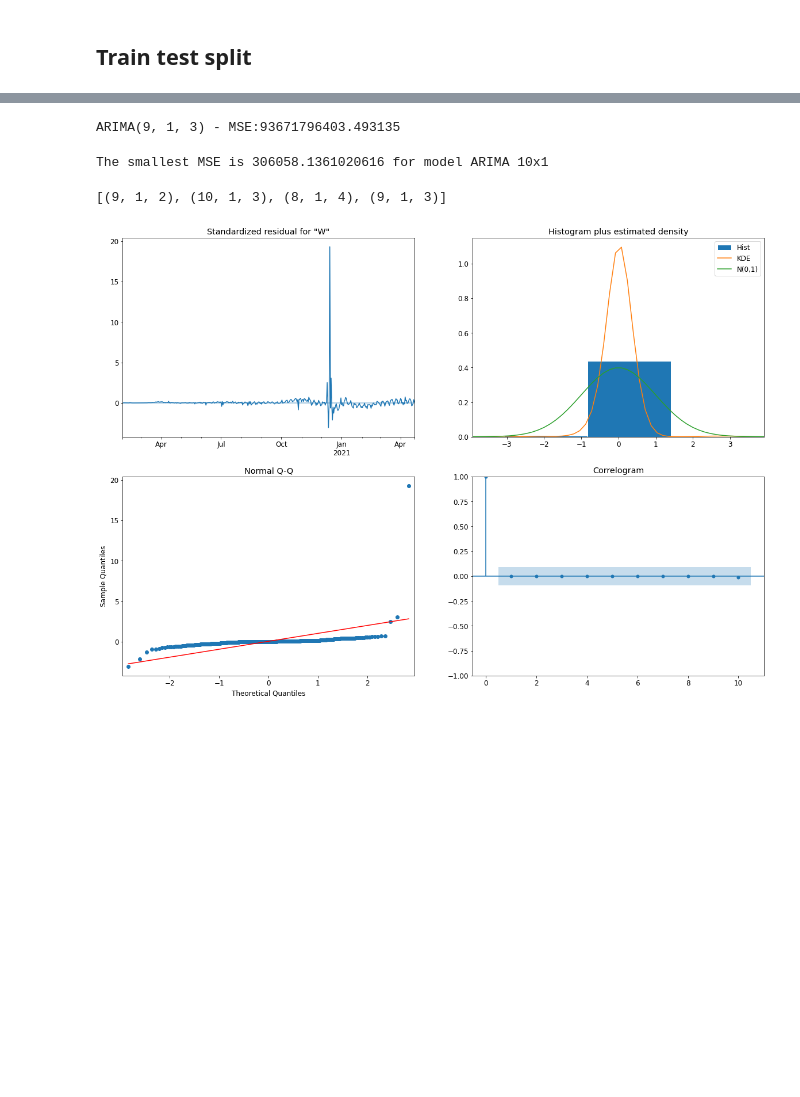
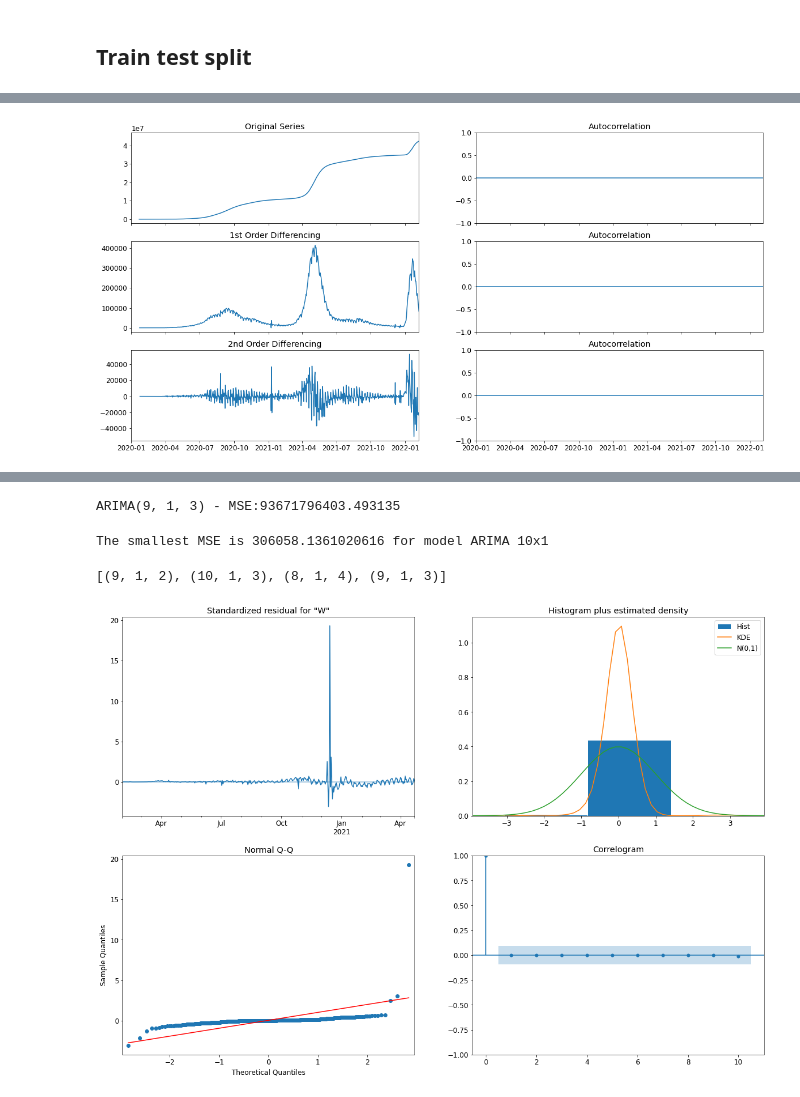
Before and after one commit to bharathvariar/Time-Forecasting-with-ARIMA-and-Neural-Networks, a Jupyter notebook: Deep Learning Project.ipynb, the cells around one changed output, grey strips where cells are left out. Drawn from its saved outputs; the diff is of its cells as text; code cells hidden in the pictures; blank space fills up the shorter version.

Commit message:
ACF and PACF plots made, with errors

```diff
--- a/Deep Learning Project.ipynb
+++ b/Deep Learning Project.ipynb
@@ -80,0 +69,31 @@ confirmed_test = confirmed_df['2021-04-23':'2021-04-08']
+# %%
+# Original Series
+from datetime import date
+from statsmodels.graphics.tsaplots import plot_acf, plot_pacf
+df = confirmed_df['India']#, 'Germany', 'Spain', 'United Kingdom', 'France', 'India', 'Iran', 'Italy', 'Russia', 'Turkey']
+fig, axes = plt.subplots(3, 2, sharex=True)
+for i in range(3):
+    for j in range(2):
+        axes[i, j].xaxis.get_data_interval()
+        axes[i, j].set_xlim([date(2020, 1, 1), date(2022, 2, 5)])
+axes[0, 0].plot(df)
+axes[0, 0].set_title('Original Series')
+# plot_acf(df, ax=axes[0, 1])
+plot_acf(df.squeeze(), lags=40, ax = axes[0, 1])
+
+# 1st Differencing
+axes[1, 0].plot(df.diff())
+axes[1, 0].set_title('1st Order Differencing')
+# plot_acf(df.diff().dropna(), ax=axes[1, 1])
+plot_acf(df.diff().squeeze(), lags=40, ax = axes[1, 1])
+
+
+# 2nd Differencing
+axes[2, 0].plot(df.diff().diff())
+axes[2, 0].set_title('2nd Order Differencing')
+# plot_acf(df.diff().diff().dropna(), ax=axes[2, 1])
+plot_acf(df.diff().diff().squeeze(), lags=40, ax = axes[2, 1])
+
+plt.show()
+# %% [output]
+[figure, added]
```
Also changed, not shown: parts of 7 cells of this notebook, 1 other file.
